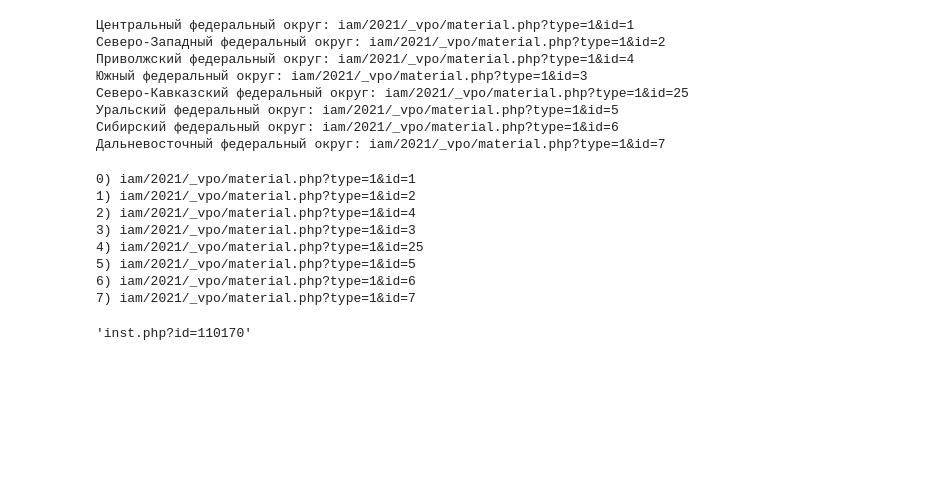
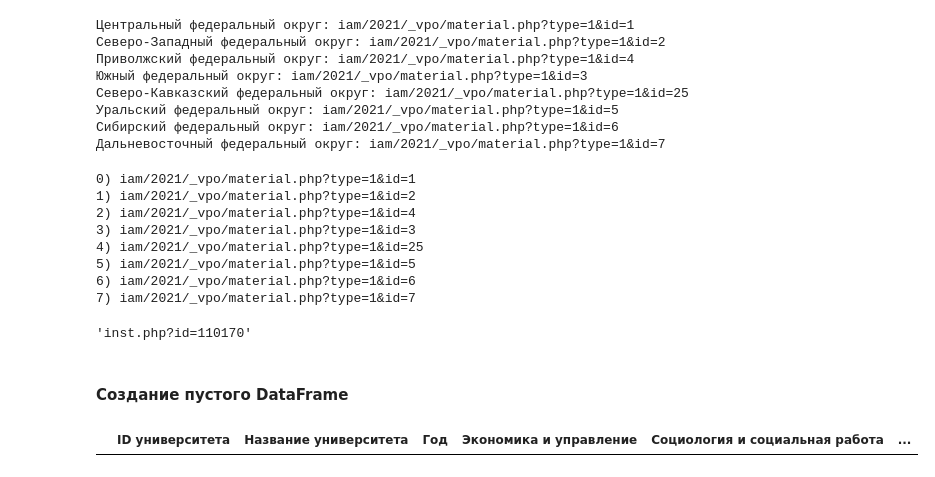
Before and after one commit to Zikarakus/FromWork, a Jupyter notebook: Untitled.ipynb, the cells around one changed output. Drawn from its saved outputs; the diff is of its cells as text; code cells hidden in the pictures; blank space fills up the shorter version.

```diff
--- a/Untitled.ipynb
+++ b/Untitled.ipynb
@@ -83,3 +76,16 @@ soup = BeautifulSoup(url_1.text, 'lxml')
 soup.find(class_ ='inst').find('a').get('href')
 # %% [output]
 'inst.php?id=110170'
+# %% [markdown]
+#### Создание пустого DataFrame
+# %%
+df = pd.DataFrame(columns= ['ID университета', 'Название университета',
+                  'Год', 'Экономика и управление',
+                  'Социология и социальная работа',
+                  'Юриспруденция', 'Политические науки и регионоведение'])
+# %%
+df.loc[len(df.index)] = df['ID университета']
+# %%
+df
+# %% [output]
+|  | ID университета | Название университета | Год | Экономика и управление | Социология и социальная работа | ... |
```
Also changed, not shown: parts of 21 cells of this notebook.
